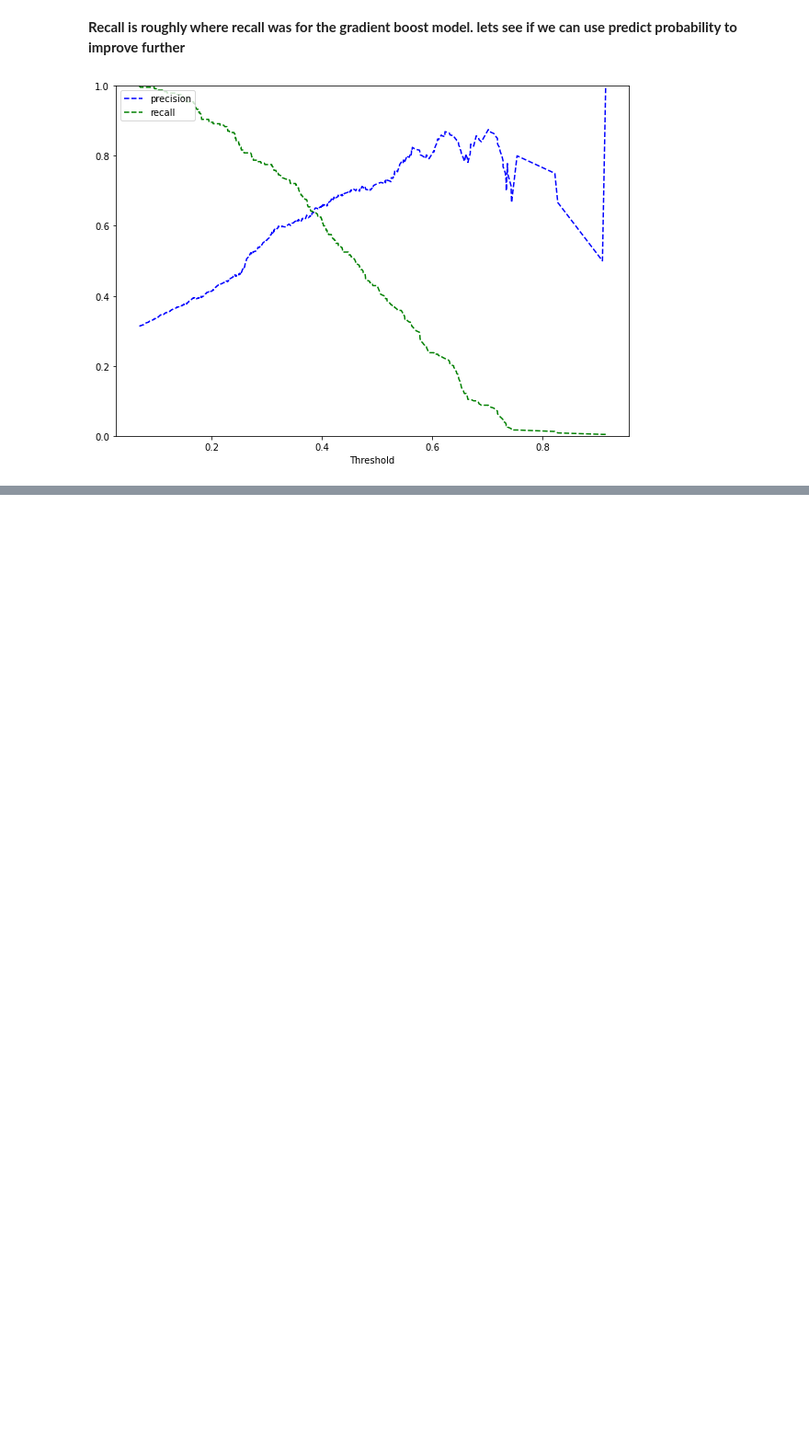
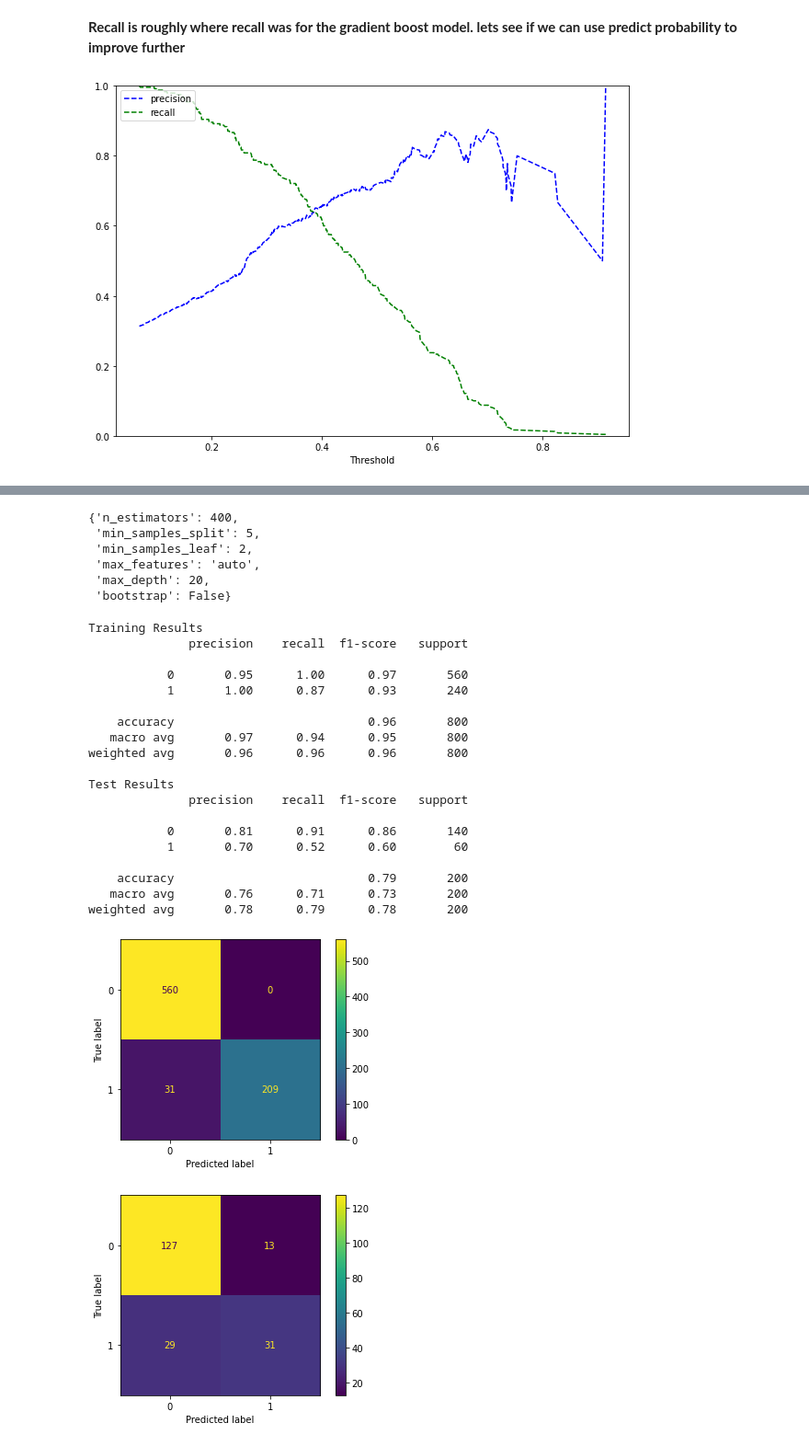
Before and after one commit to vjohnson22/credit_card_risk, a Jupyter notebook: credit_risk_analysis.ipynb, the cells around one changed output, grey strips where cells are left out. Shown at 92% size. Drawn from its saved outputs; the diff is of its cells as text; code cells hidden in the pictures; blank space fills up the shorter version.

```diff
--- a/credit_risk_analysis.ipynb
+++ b/credit_risk_analysis.ipynb
@@ -1218,0 +1293,46 @@ weighted avg       0.79      0.77      0.78       200
+# %%
+random_forest_rs.best_params_
+# %% [output]
+{'n_estimators': 400,
+ 'min_samples_split': 5,
+ 'min_samples_leaf': 2,
+ 'max_features': 'auto',
+ 'max_depth': 20,
+ 'bootstrap': False}
+# %%
+
+random_forest_rs_tuned = RandomForestClassifier(random_state=22,
+                                                n_estimators= 1000,
+                                                min_samples_split= 2,
+                                                min_samples_leaf= 2,
+                                                max_features= 'sqrt',
+                                                max_depth= 30,
+                                                bootstrap= True)
+
+
+
+
+
+model_performance(random_forest_rs_tuned)
+# %% [output]
+Training Results
+              precision    recall  f1-score   support
+
+           0       0.95      1.00      0.97       560
+           1       1.00      0.87      0.93       240
+
+    accuracy                           0.96       800
+   macro avg       0.97      0.94      0.95       800
+weighted avg       0.96      0.96      0.96       800
+
+Test Results
+              precision    recall  f1-score   support
+
+           0       0.81      0.91      0.86       140
+           1       0.70      0.52      0.60        60
+
+    accuracy                           0.79       200
+   macro avg       0.76      0.71      0.73       200
+weighted avg       0.78      0.79      0.78       200
+[figure, added]
+[figure, added]
```
Also changed, not shown: parts of 20 cells of this notebook.
